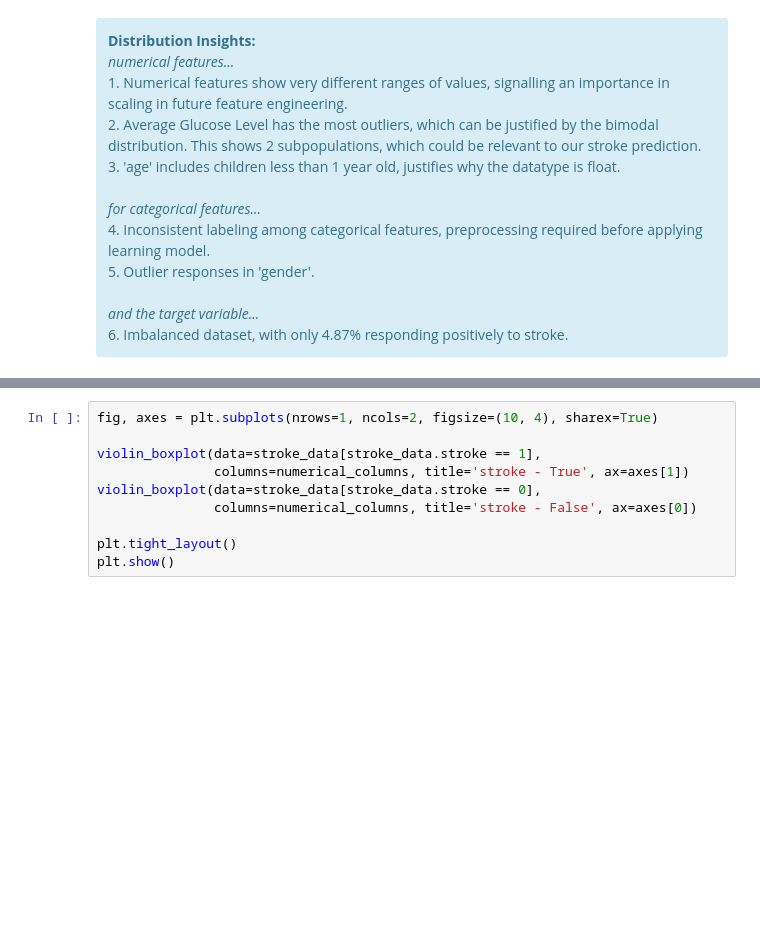
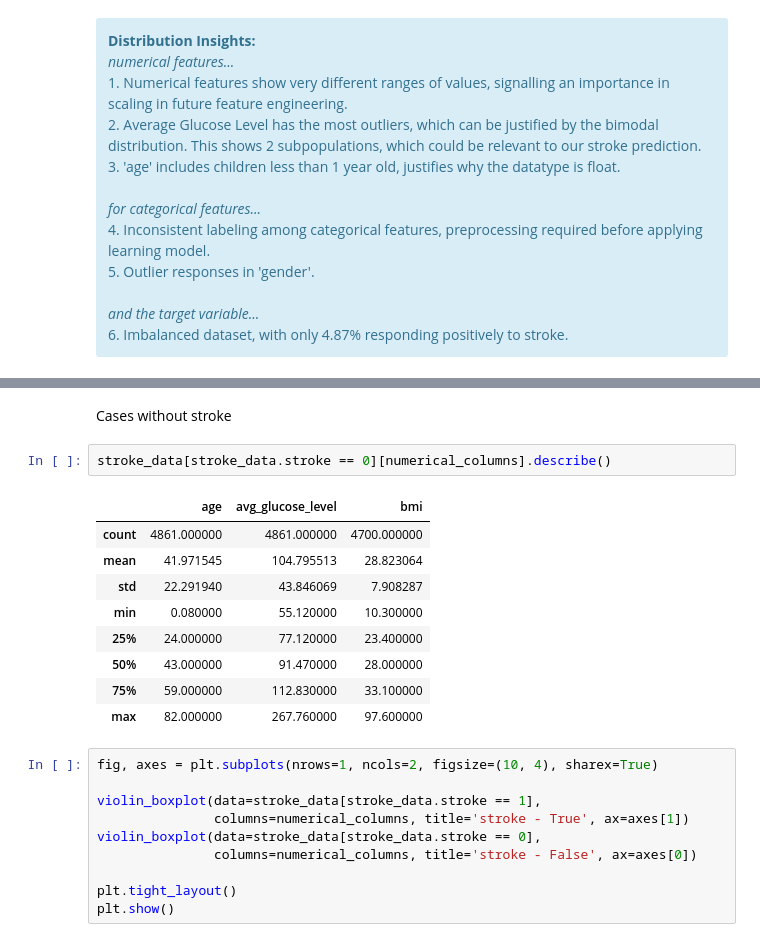
Before and after one commit to CelineChiLamNg/healthcare-stroke-prediction, a Jupyter notebook: stroke_prediction.ipynb, the cells around one changed output, grey strips where cells are left out. Drawn from its saved outputs; the diff is of its cells as text; blank space fills up the shorter version.

```diff
--- a/stroke_prediction.ipynb
+++ b/stroke_prediction.ipynb
@@ -444,3 +472,17 @@ and the target variable...
+# %% [markdown]
+Cases without stroke
+# %%
+stroke_data[stroke_data.stroke == 0][numerical_columns].describe()
+# %% [output]
+|  | age | avg_glucose_level | bmi |
+| count | 4861.000000 | 4861.000000 | 4700.000000 |
+| mean | 41.971545 | 104.795513 | 28.823064 |
+| std | 22.291940 | 43.846069 | 7.908287 |
+| min | 0.080000 | 55.120000 | 10.300000 |
+| 25% | 24.000000 | 77.120000 | 23.400000 |
+| 50% | 43.000000 | 91.470000 | 28.000000 |
+| 75% | 59.000000 | 112.830000 | 33.100000 |
+| max | 82.000000 | 267.760000 | 97.600000 |
 # %%
 fig, axes = plt.subplots(nrows=1, ncols=2, figsize=(10, 4), sharex=True)
 
```
Also changed, not shown: parts of 17 cells of this notebook, 1 other file.
